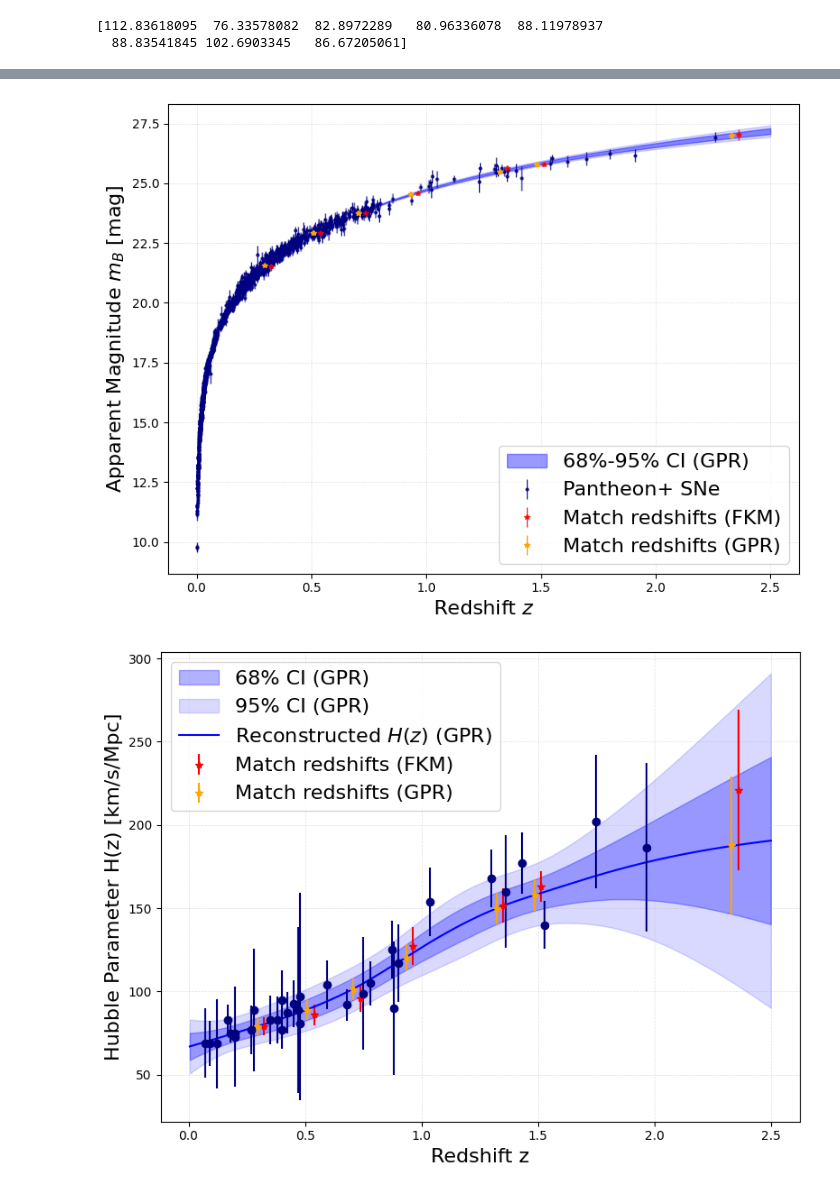
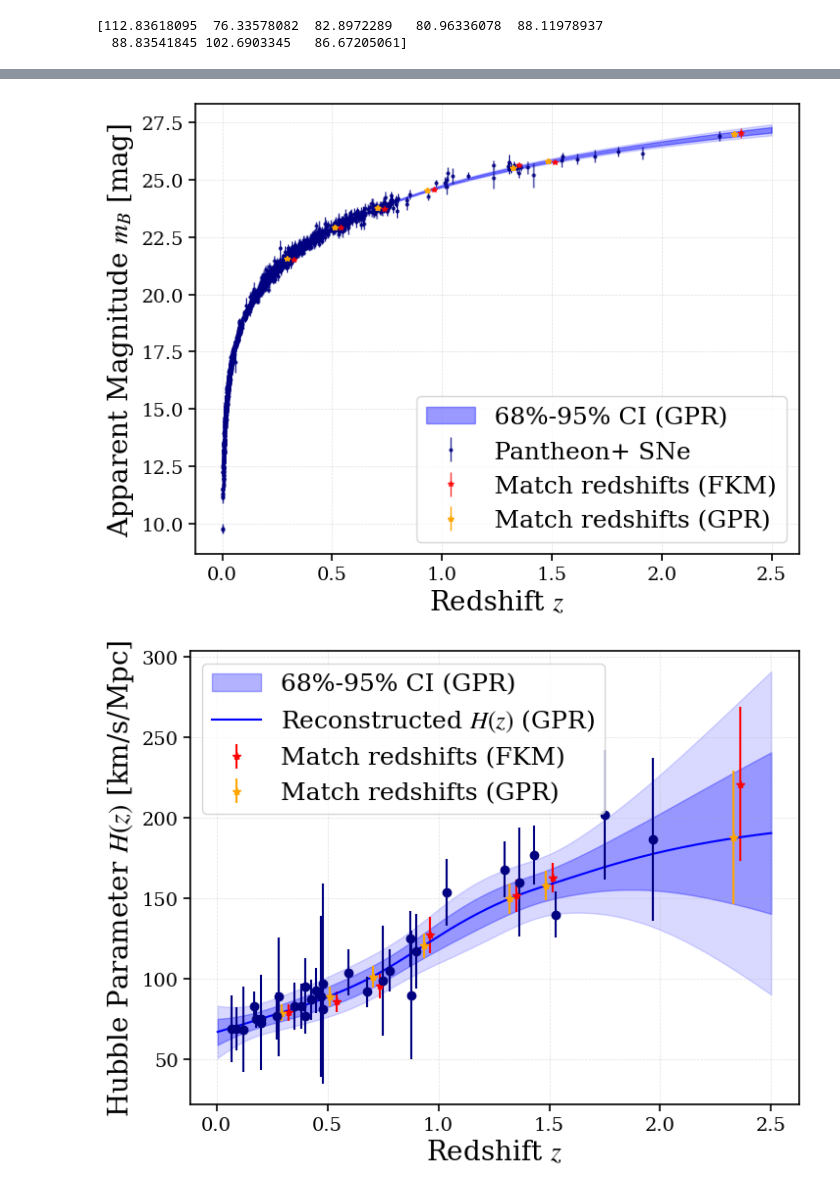
Before and after one commit to irosphis/CDDR_Test, a Jupyter notebook: data-process.ipynb, the cells around one changed output, grey strips where cells are left out. Drawn from its saved outputs; the diff is of its cells as text; code cells hidden in the pictures.

```diff
--- a/data-process.ipynb
+++ b/data-process.ipynb
@@ -6,7 +6,17 @@ import numpy as np
 from matplotlib import pyplot as plt
 np.random.seed(42)
 plt.rcParams.update({
+    'font.size': 20,
     'font.family': 'serif',
-    'mathtext.fontset': 'cm',
-    'font.size': 14
+    'mathtext.fontset': 'stix',
+    'axes.linewidth': 1.2,
+    'xtick.major.size': 5,
+    'xtick.major.width': 1.2,
+    'ytick.major.size': 5,
+    'ytick.major.width': 1.2,
+    'legend.fontsize': 20,
+    "axes.titlesize": 20,
+    "axes.labelsize": 20,
+    "xtick.labelsize": 14,
+    "ytick.labelsize": 14,
 })
@@ -421,29 +586,27 @@ plt.errorbar(z_unique+0.03, mB_mean_knots, yerr=np.sqrt(np.diag(mB_cov_knots)),
 plt.errorbar(z_bao, mB_baomatch_mean, yerr=np.sqrt(np.diag(mB_baomatch_cov)),  capsize=0, ms=4, elinewidth=1, fmt='*', color='orange', label='Match redshifts (GPR)')
 plt.fill_between(z_plot, mB_rec_GPR - np.sqrt(np.diag(mB_rec_GPR_cov)), mB_rec_GPR + np.sqrt(np.diag(mB_rec_GPR_cov)), color='blue', alpha=0.4,  label='68%-95% CI (GPR)')
 plt.fill_between(z_plot, mB_rec_GPR - 2*np.sqrt(np.diag(mB_rec_GPR_cov)), mB_rec_GPR + 2*np.sqrt(np.diag(mB_rec_GPR_cov)), color='blue', alpha=0.15)
-plt.xlabel('Redshift $z$', fontsize=16)
-plt.ylabel(r'Apparent Magnitude $m_B$ [mag]', fontsize=16)
+plt.xlabel('Redshift $z$')
+plt.ylabel(r'Apparent Magnitude $m_B$ [mag]')
 plt.grid(True, linestyle='--', linewidth=0.5, alpha=0.4)
-plt.tight_layout()
-plt.legend(loc='best', frameon=True, fontsize=16)
+plt.legend(loc='best', frameon=True, fontsize=18)
 plt.savefig('fig/mB_reconstruction.pdf', bbox_inches='tight')
 plt.show()
 # %% [output]
-[figure, old version]
+[figure, new version]
 # %%
 plt.figure(figsize=(8,6))
 plt.errorbar(z_unique+0.03, hz_mean, yerr=np.sqrt(np.diag(hz_cov)), fmt='*', color ='red', label='Match redshifts (FKM)')
 plt.errorbar(z_bao, cc_baomatch_mean_GPR, yerr=np.sqrt(np.diag(cc_baomatch_cov_GPR)), fmt='*', color ='orange', label='Match redshifts (GPR)')
-plt.fill_between(z_plot, hz_rec_GPR -  np.sqrt(np.diag(hz_rec_cov_GPR)), hz_rec_GPR + np.sqrt(np.diag(hz_rec_cov_GPR)), alpha=0.3, color='b', label='68% CI (GPR)')
-plt.fill_between(z_plot, hz_rec_GPR -  2*np.sqrt(np.diag(hz_rec_cov_GPR)), hz_rec_GPR + 2*np.sqrt(np.diag(hz_rec_cov_GPR)), alpha=0.15, color='b', label='95% CI (GPR)')
+plt.fill_between(z_plot, hz_rec_GPR -  np.sqrt(np.diag(hz_rec_cov_GPR)), hz_rec_GPR + np.sqrt(np.diag(hz_rec_cov_GPR)), alpha=0.3, color='b',  label='68%-95% CI (GPR)')
+plt.fill_between(z_plot, hz_rec_GPR -  2*np.sqrt(np.diag(hz_rec_cov_GPR)), hz_rec_GPR + 2*np.sqrt(np.diag(hz_rec_cov_GPR)), alpha=0.15, color='b')
 plt.plot(z_plot, hz_rec_GPR, color='blue', label='Reconstructed $H(z)$ (GPR)')
 plt.errorbar(z_cc, H_obs, yerr=np.sqrt(np.diag(H_cov)), fmt='o', color ='navy')
-plt.xlabel('Redshift z', fontsize=16)
-plt.ylabel('Hubble Parameter H(z) [km/s/Mpc]', fontsize=16)
+plt.xlabel('Redshift $z$')
+plt.ylabel('Hubble Parameter $H(z)$ [km/s/Mpc]')
 plt.grid(True, linestyle='--', linewidth=0.5, alpha=0.4)
-plt.tight_layout()
-plt.legend(loc='best', frameon=True, fontsize=16)
+plt.legend(loc='best', frameon=True,fontsize=18)
 plt.savefig('fig/Hz_reconstruction.pdf', bbox_inches='tight')
 plt.show()
 # %% [output]
-[figure, old version]
+[figure, new version]
```
Also changed, not shown: parts of 13 cells of this notebook, 39 other files.
